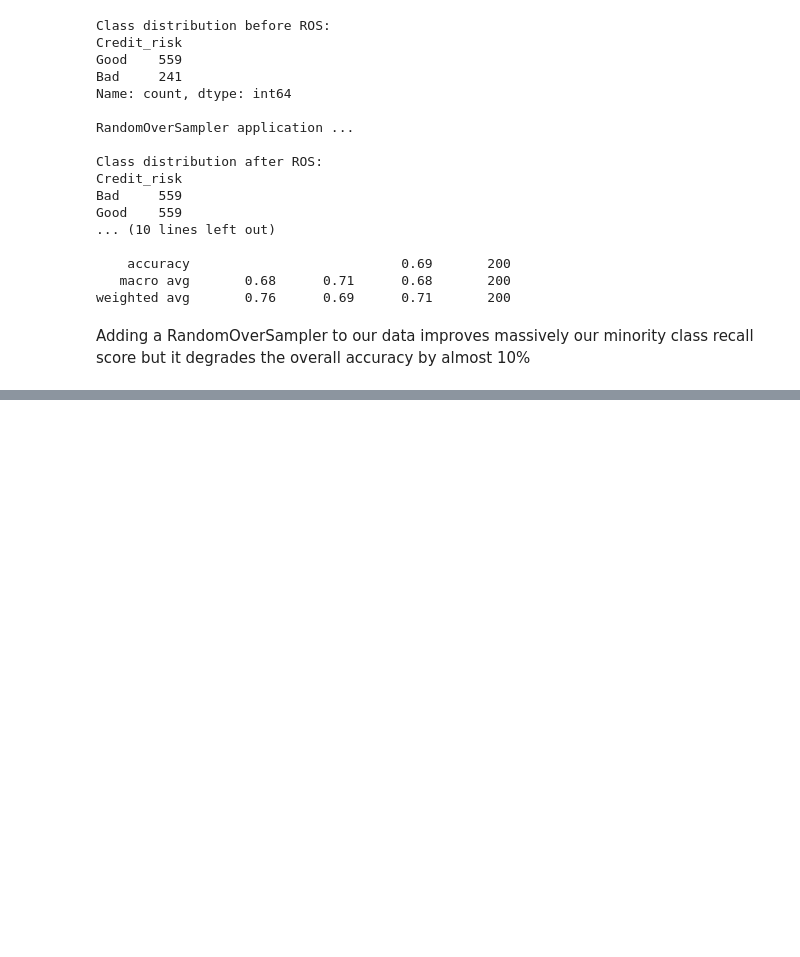
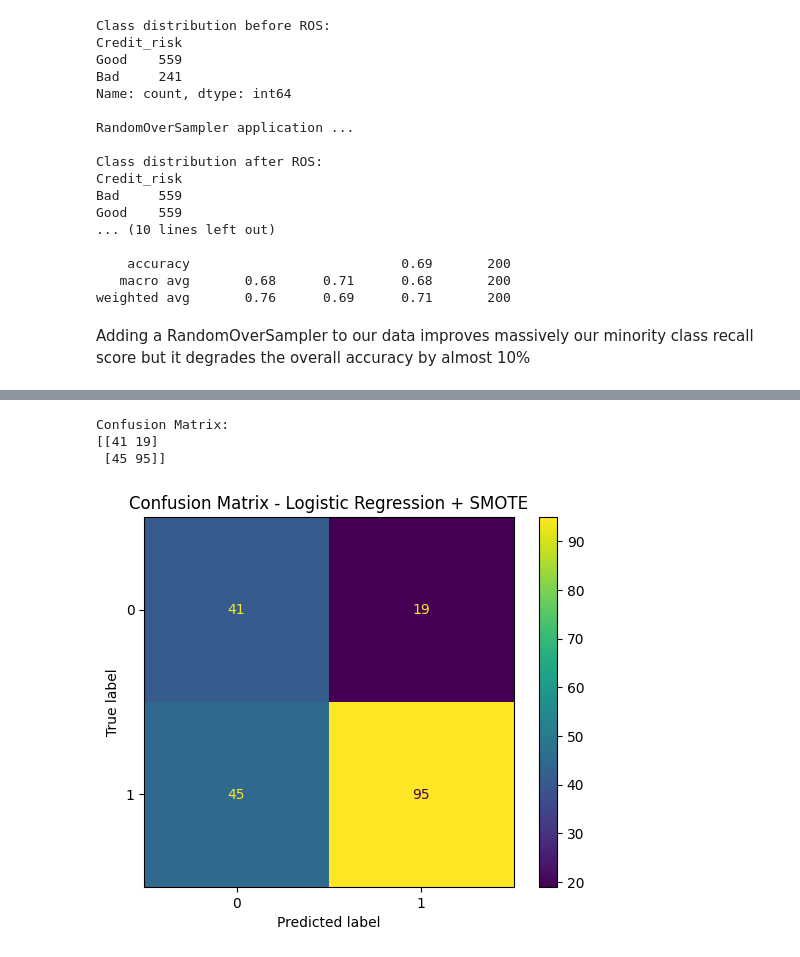
Before and after one commit to Marceeell1/Machine_Learning, a Jupyter notebook: Project.ipynb, the cells around one changed output, grey strips where cells are left out. Saved outputs shown, nothing was run; the diff lists cells and outputs as text; code cells hidden in the pictures; blank space fills up the shorter version.

```diff
--- a/Project.ipynb
+++ b/Project.ipynb
@@ -472,0 +542,26 @@ Adding a RandomOverSampler to our data improves massively our minority class rec
+# %%
+from imblearn.over_sampling import SMOTE
+from sklearn.linear_model import LogisticRegression
+from sklearn.metrics import accuracy_score, classification_report
+from collections import Counter
+
+print("Répartition des classes dans y_train AVANT SMOTE :", Counter(y_train))
+print("Répartition des classes dans y_test  :", Counter(y_test))
+
+# SMOTE o n TRAIN set
+smote = SMOTE(random_state=42, k_neighbors=5)
+X_train_res, y_train_res = smote.fit_resample(X_train, y_train)
+
+print("Taille X_train_res :", X_train_res.shape)
+print("Répartition des classes dans y_train APRÈS SMOTE :", Counter(y_train_res))
+
+#Logistic Regression
+model_smote = LogisticRegression(max_iter=1000, random_state=42)
+model_smote.fit(X_train_res, y_train_res)
+
+# Evaluation
+y_pred_smote = model_smote.predict(X_test)
+
+print("SMOTE Model Evaluation")
+print("Accuracy:", accuracy_score(y_test, y_pred_smote))
+print("\nClassification report:\n", classification_report(y_test, y_pred_smote))
@@ -472,0 +585,18 @@ Adding a RandomOverSampler to our data improves massively our minority class rec
+# %%
+# Confusion Matrix
+
+from sklearn.metrics import confusion_matrix, ConfusionMatrixDisplay
+
+cm = confusion_matrix(y_test, y_pred_smote)
+print("Confusion Matrix:")
+print(cm)
+
+disp = ConfusionMatrixDisplay(confusion_matrix=cm)
+disp.plot()
+plt.title("Confusion Matrix - Logistic Regression + SMOTE")
+plt.show()
+# %% [output]
+Confusion Matrix:
+[[41 19]
+ [45 95]]
+[figure, added]
```
Also changed, not shown: parts of 13 cells of this notebook.
